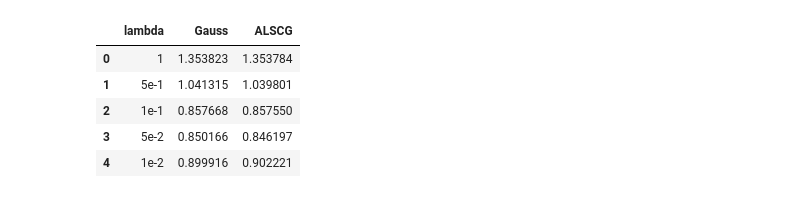
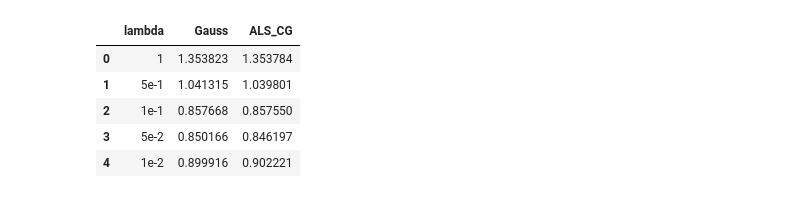
Before and after one commit to jyhsia5174/Gauss-Newton-EXP-Code, a Jupyter notebook: analysis/matlab-log/fig7.ipynb, the cells around one changed output. Saved outputs shown, nothing was run; the diff lists cells and outputs as text; code cells hidden in the pictures.

```diff
--- a/analysis/matlab-log/fig7.ipynb
+++ b/analysis/matlab-log/fig7.ipynb
@@ -38,10 +27,14 @@ data1.head()
 # %%
+# Take min of each lambda
+data0 = get_test_loss('0').drop(columns=['iter']).min().to_frame(name="Gauss")
+data1 = get_test_loss('1').drop(columns=['iter']).min().to_frame(name="ALS_CG")
+# Merge on row index, which is lambda
 data = pd.merge(data0, data1, left_index=True, right_index=True)
 data = data.reset_index()
 data = data.rename(columns = {"index": "lambda"})
 data.head()
 # %% [output]
-|  | lambda | Gauss | ALSCG |
+|  | lambda | Gauss | ALS_CG |
 | 0 | 1 | 1.353823 | 1.353784 |
 | 1 | 5e-1 | 1.041315 | 1.039801 |
 | 2 | 1e-1 | 0.857668 | 0.857550 |
```
Also changed, not shown: parts of 7 cells of this notebook, 34 other files.
